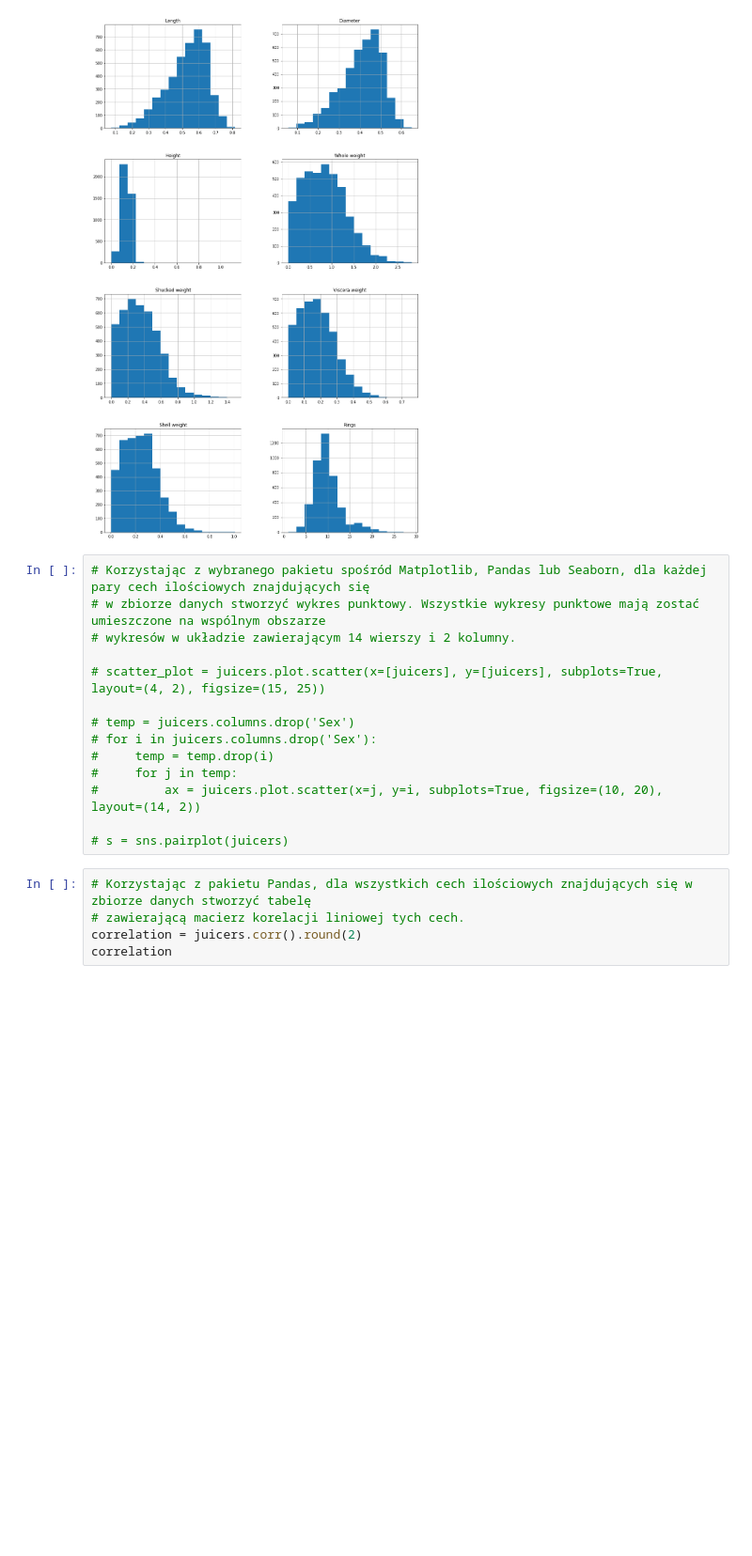
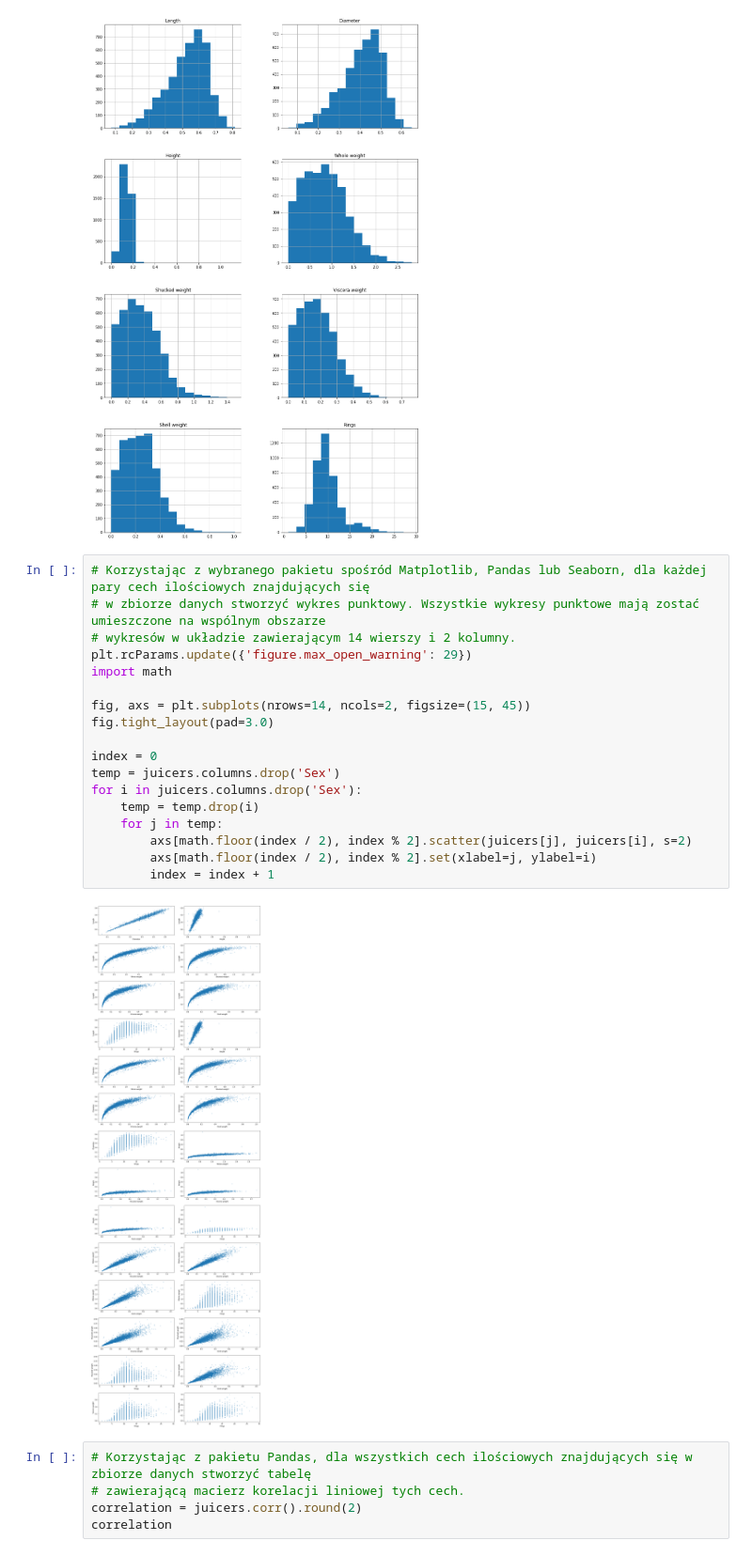
Before and after one commit to szymonwrobel/PythonTask, a Jupyter notebook: Task04/Task_04_notebook.ipynb, the cells around one changed output. Shown at 94% size. Cells and saved outputs as stored; diff of their text form; blank space fills up the shorter version.

```diff
--- a/Task04/Task_04_notebook.ipynb
+++ b/Task04/Task_04_notebook.ipynb
@@ -72,17 +72,23 @@ histogram = juicers.hist(bins=15, figsize=(15, 25), layout=(4, 2))
 # %%
 # Korzystając z wybranego pakietu spośród Matplotlib, Pandas lub Seaborn, dla każdej pary cech ilościowych znajdujących się
 # w zbiorze danych stworzyć wykres punktowy. Wszystkie wykresy punktowe mają zostać umieszczone na wspólnym obszarze
 # wykresów w układzie zawierającym 14 wierszy i 2 kolumny.
+plt.rcParams.update({'figure.max_open_warning': 29})
+import math
 
-# scatter_plot = juicers.plot.scatter(x=[juicers], y=[juicers], subplots=True, layout=(4, 2), figsize=(15, 25))
+fig, axs = plt.subplots(nrows=14, ncols=2, figsize=(15, 45))
+fig.tight_layout(pad=3.0)
 
-# temp = juicers.columns.drop('Sex')
-# for i in juicers.columns.drop('Sex'):
-#     temp = temp.drop(i)
-#     for j in temp:
-#         ax = juicers.plot.scatter(x=j, y=i, subplots=True, figsize=(10, 20), layout=(14, 2))
-
-# s = sns.pairplot(juicers)
+index = 0
+temp = juicers.columns.drop('Sex')
+for i in juicers.columns.drop('Sex'):
+    temp = temp.drop(i)
+    for j in temp:
+        axs[math.floor(index / 2), index % 2].scatter(juicers[j], juicers[i], s=2)
+        axs[math.floor(index / 2), index % 2].set(xlabel=j, ylabel=i)
+        index = index + 1
+# %% [output]
+[figure, added]
 # %%
 # Korzystając z pakietu Pandas, dla wszystkich cech ilościowych znajdujących się w zbiorze danych stworzyć tabelę
 # zawierającą macierz korelacji liniowej tych cech.
```
Also changed, not shown: parts of 3 cells of this notebook.
